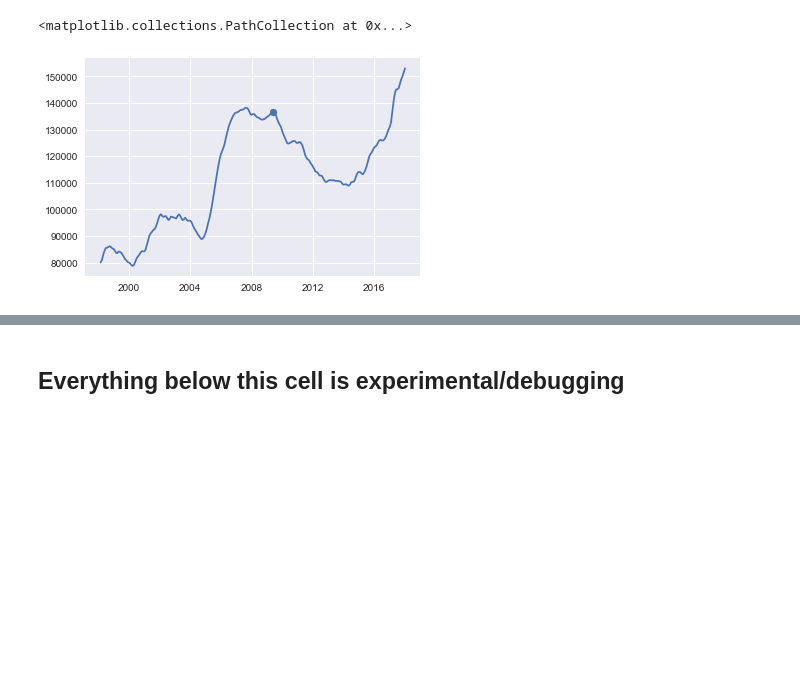
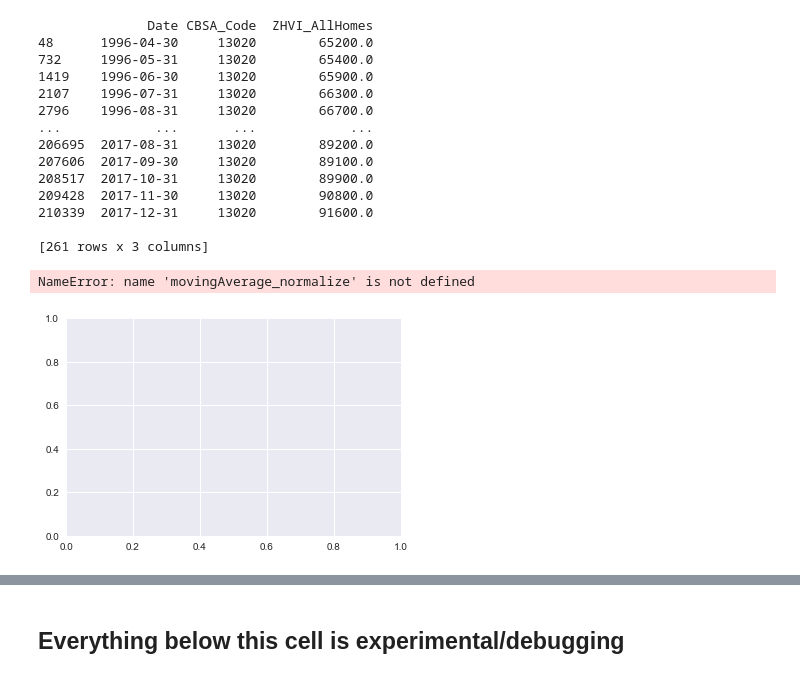
Before and after one commit to agupta01/ds3-zillow, a Jupyter notebook: recessioneffect_2.ipynb, the cells around one changed output, grey strips where cells are left out. Saved outputs shown, nothing was run; the diff lists cells and outputs as text; code cells hidden in the pictures; blank space fills up the shorter version.

```diff
--- a/recessioneffect_2.ipynb
+++ b/recessioneffect_2.ipynb
@@ -22,12 +22,28 @@ for code in tqdm(cityList):
     metro.append(data[data['CBSA_Code']  == str(code)])
 # %%
 city1 = metro[0]
+ames = data[data.CBSA_Code == '13020']
+print(ames)
 fig, ax = plt.subplots()
-ax.plot(pd.to_datetime(city1['Date']).dt.date, city1['ZHVI_AllHomes'])
-ax.scatter(pd.to_datetime('2009-05-31'), city1[city1['Date'] == '2009-05-31']['ZHVI_AllHomes'])
+ax.plot(pd.to_datetime(ames['Date'][4:]).dt.date, movingAverage_normalize(ames['ZHVI_AllHomes'].values))
+# ax.scatter(pd.to_datetime('2009-05-31'), ames[ames['Date'] == '2009-05-31']['ZHVI_AllHomes'])
 # %% [output]
-<matplotlib.collections.PathCollection at 0x...>
+              Date CBSA_Code  ZHVI_AllHomes
+48      1996-04-30     13020        65200.0
+732     1996-05-31     13020        65400.0
+1419    1996-06-30     13020        65900.0
+2107    1996-07-31     13020        66300.0
+2796    1996-08-31     13020        66700.0
+...            ...       ...            ...
+206695  2017-08-31     13020        89200.0
+207606  2017-09-30     13020        89100.0
+208517  2017-10-31     13020        89900.0
+209428  2017-11-30     13020        90800.0
+210339  2017-12-31     13020        91600.0
+
+[261 rows x 3 columns]
+NameError: name 'movingAverage_normalize' is not defined
-[figure, old version]
+[figure, new version]
 # %%
 def movingAverage_normalize(a, n=5) :
     ret = np.cumsum(a, dtype=float)
```
Also changed, not shown: parts of 6 cells of this notebook.
